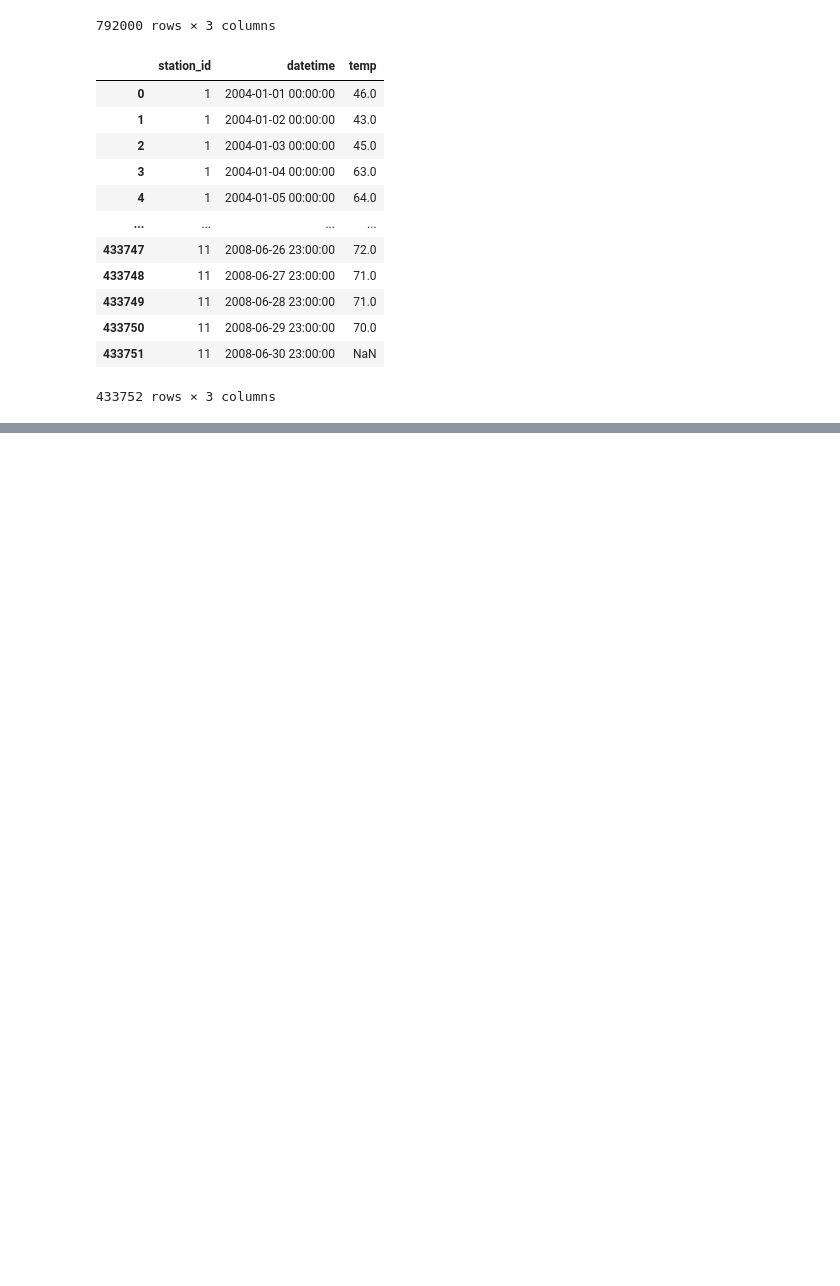
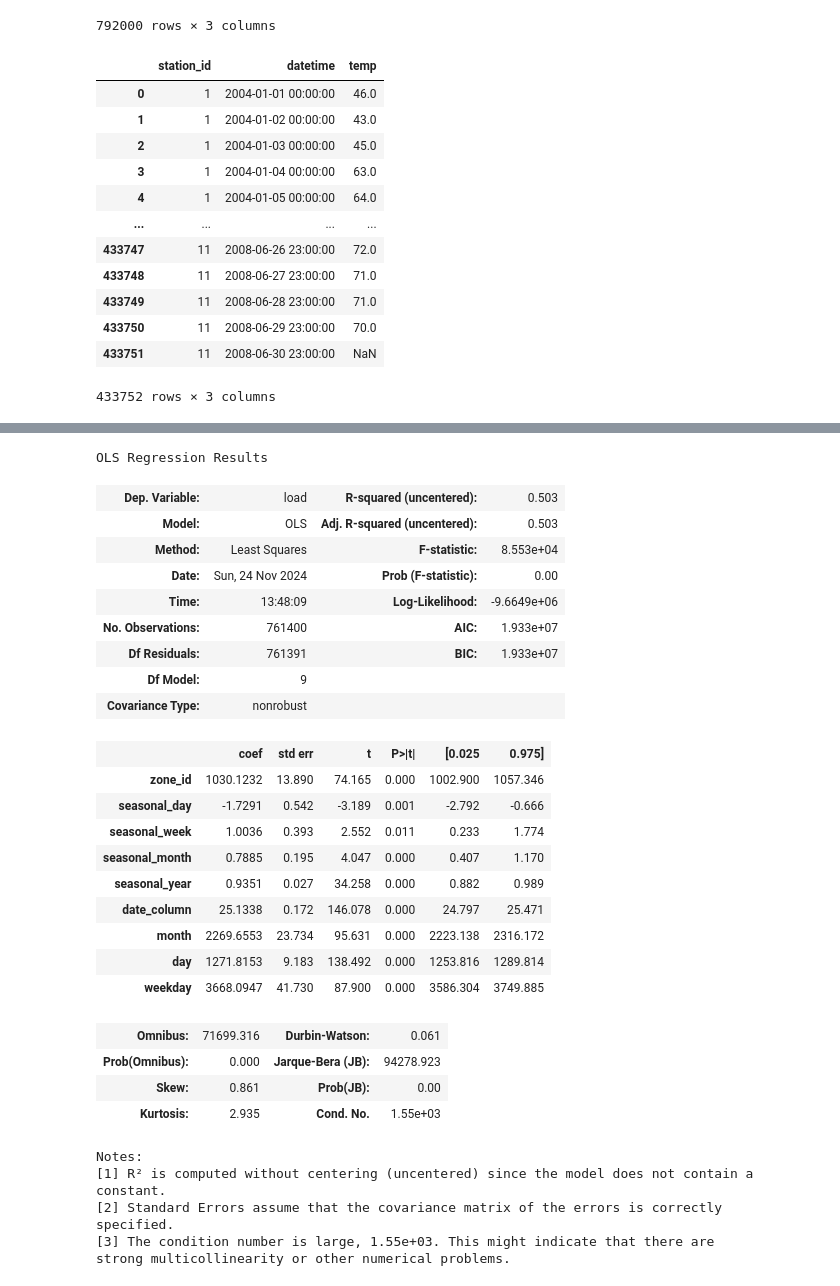
Before and after one commit to pavander7/415-final-project, a Jupyter notebook: data_loaders.ipynb, the cells around one changed output, grey strips where cells are left out. Saved outputs shown, nothing was run; the diff lists cells and outputs as text; code cells hidden in the pictures; blank space fills up the shorter version.

```diff
--- a/data_loaders.ipynb
+++ b/data_loaders.ipynb
@@ -127,0 +275,42 @@ temp_data
+# %%
+# prep data
+y = load_decomp['load']
+X = load_decomp.drop(columns=['load', 'datetime'])
+X['date_column'] = (load_decomp['datetime'] - load_decomp['datetime'].min()) / np.timedelta64(1, 'D')
+X['month'] = load_data['datetime'].dt.month
+X['day'] = load_data['datetime'].dt.day
+X['weekday'] = load_data['datetime'].dt.weekday
+# X = sm.add_constant(X)
+
+model = sm.OLS(y, X).fit()
+model.summary()
+# %% [output]
+OLS Regression Results
+| Dep. Variable: | load | R-squared (uncentered): | 0.503 |
+| Model: | OLS | Adj. R-squared (uncentered): | 0.503 |
+| Method: | Least Squares | F-statistic: | 8.553e+04 |
+| Date: | Sun, 24 Nov 2024 | Prob (F-statistic): | 0.00 |
+| Time: | 13:48:09 | Log-Likelihood: | -9.6649e+06 |
+| No. Observations: | 761400 | AIC: | 1.933e+07 |
+| Df Residuals: | 761391 | BIC: | 1.933e+07 |
+| Df Model: | 9 |  |  |
+| Covariance Type: | nonrobust |  |  |
+|  | coef | std err | t | P>|t| | [0.025 | 0.975] |
+| zone_id | 1030.1232 | 13.890 | 74.165 | 0.000 | 1002.900 | 1057.346 |
+| seasonal_day | -1.7291 | 0.542 | -3.189 | 0.001 | -2.792 | -0.666 |
+| seasonal_week | 1.0036 | 0.393 | 2.552 | 0.011 | 0.233 | 1.774 |
+| seasonal_month | 0.7885 | 0.195 | 4.047 | 0.000 | 0.407 | 1.170 |
+| seasonal_year | 0.9351 | 0.027 | 34.258 | 0.000 | 0.882 | 0.989 |
+| date_column | 25.1338 | 0.172 | 146.078 | 0.000 | 24.797 | 25.471 |
+| month | 2269.6553 | 23.734 | 95.631 | 0.000 | 2223.138 | 2316.172 |
+| day | 1271.8153 | 9.183 | 138.492 | 0.000 | 1253.816 | 1289.814 |
+| weekday | 3668.0947 | 41.730 | 87.900 | 0.000 | 3586.304 | 3749.885 |
+| Omnibus: | 71699.316 | Durbin-Watson: | 0.061 |
+| Prob(Omnibus): | 0.000 | Jarque-Bera (JB): | 94278.923 |
+| Skew: | 0.861 | Prob(JB): | 0.00 |
+| Kurtosis: | 2.935 | Cond. No. | 1.55e+03 |
+Notes:
+[1] R² is computed without centering (uncentered) since the model does not contain a constant.
+[2] Standard Errors assume that the covariance matrix of the errors is correctly specified.
+[3] The condition number is large, 1.55e+03. This might indicate that there are
+strong multicollinearity or other numerical problems.
```
Also changed, not shown: parts of 9 cells of this notebook.
